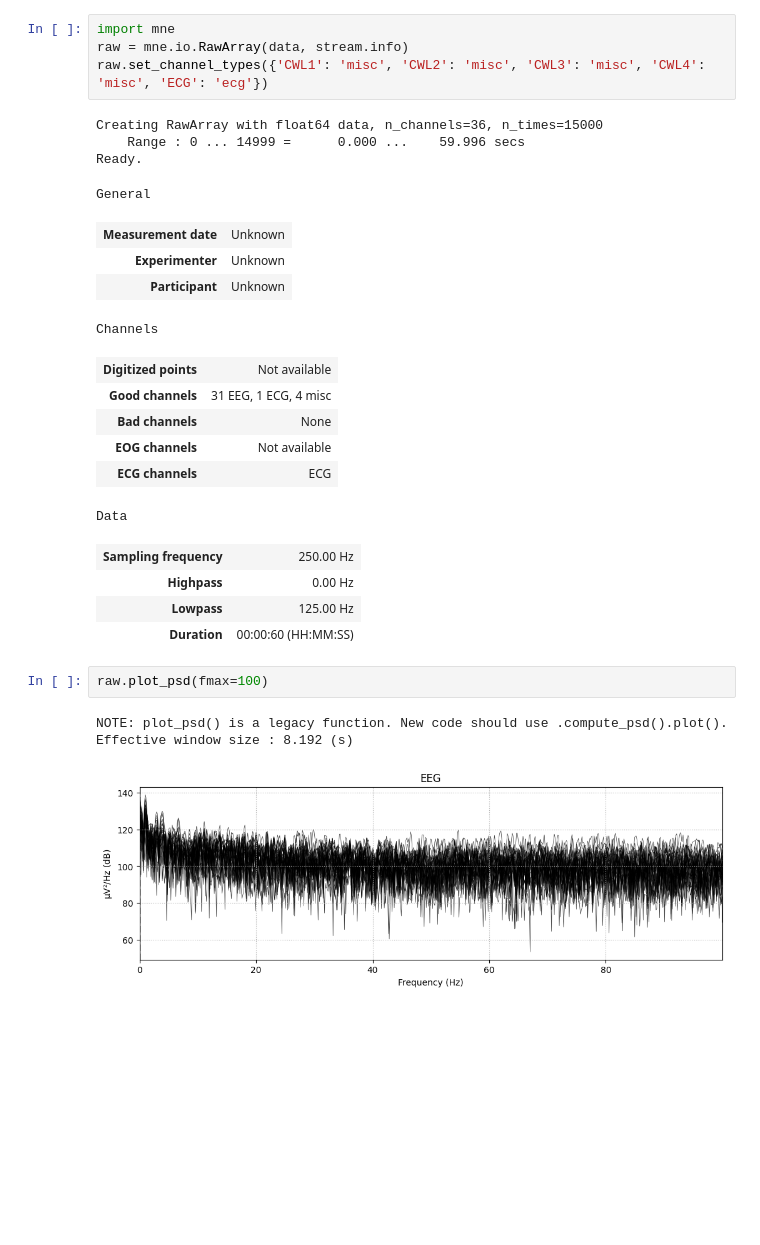
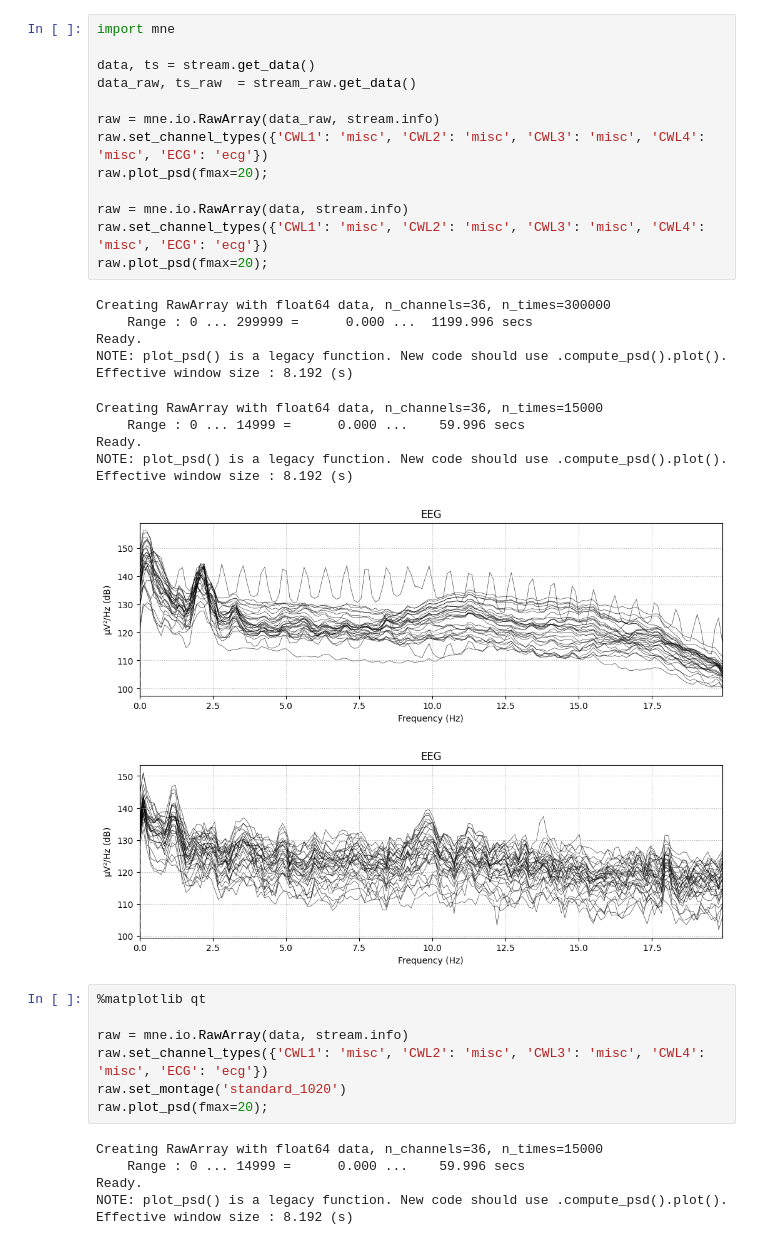
Before and after one commit to maevamoyne/neuxus_test, a Jupyter notebook: Neuxus/test.ipynb, the cells around one changed output. Cells and saved outputs as stored; diff of their text form; blank space fills up the shorter version.

```diff
--- a/Neuxus/test.ipynb
+++ b/Neuxus/test.ipynb
@@ -34,29 +36,39 @@ plt.show()
+# %%
+import mne
+
+data, ts = stream.get_data()
+data_raw, ts_raw  = stream_raw.get_data()
+
+raw = mne.io.RawArray(data_raw, stream.info)
+raw.set_channel_types({'CWL1': 'misc', 'CWL2': 'misc', 'CWL3': 'misc', 'CWL4': 'misc', 'ECG': 'ecg'})
+raw.plot_psd(fmax=20);
+
+raw = mne.io.RawArray(data, stream.info)
+raw.set_channel_types({'CWL1': 'misc', 'CWL2': 'misc', 'CWL3': 'misc', 'CWL4': 'misc', 'ECG': 'ecg'})
+raw.plot_psd(fmax=20);
+# %% [output]
+Creating RawArray with float64 data, n_channels=36, n_times=300000
+    Range : 0 ... 299999 =      0.000 ...  1199.996 secs
+Ready.
+NOTE: plot_psd() is a legacy function. New code should use .compute_psd().plot().
+Effective window size : 8.192 (s)
+Creating RawArray with float64 data, n_channels=36, n_times=15000
+    Range : 0 ... 14999 =      0.000 ...    59.996 secs
+Ready.
+NOTE: plot_psd() is a legacy function. New code should use .compute_psd().plot().
+Effective window size : 8.192 (s)
+[figure, added]
+[figure, added]
 # %%
-import mne
+%matplotlib qt
+
 raw = mne.io.RawArray(data, stream.info)
 raw.set_channel_types({'CWL1': 'misc', 'CWL2': 'misc', 'CWL3': 'misc', 'CWL4': 'misc', 'ECG': 'ecg'})
+raw.set_montage('standard_1020')
+raw.plot_psd(fmax=20);
 # %% [output]
 Creating RawArray with float64 data, n_channels=36, n_times=15000
     Range : 0 ... 14999 =      0.000 ...    59.996 secs
 Ready.
+NOTE: plot_psd() is a legacy function. New code should use .compute_psd().plot().
+Effective window size : 8.192 (s)
-General
-| Measurement date | Unknown |
-| Experimenter | Unknown |
-| Participant | Unknown |
-Channels
-| Digitized points | Not available |
-| Good channels | 31 EEG, 1 ECG, 4 misc |
-| Bad channels | None |
-| EOG channels | Not available |
-| ECG channels | ECG |
-Data
-| Sampling frequency | 250.00 Hz |
-| Highpass | 0.00 Hz |
-| Lowpass | 125.00 Hz |
-| Duration | 00:00:60 (HH:MM:SS) |
-# %%
-raw.plot_psd(fmax=100)
-# %% [output]
-NOTE: plot_psd() is a legacy function. New code should use .compute_psd().plot().
-Effective window size : 8.192 (s)
-[figure, removed]
```
Also changed, not shown: parts of 8 cells of this notebook, 2 other files.
